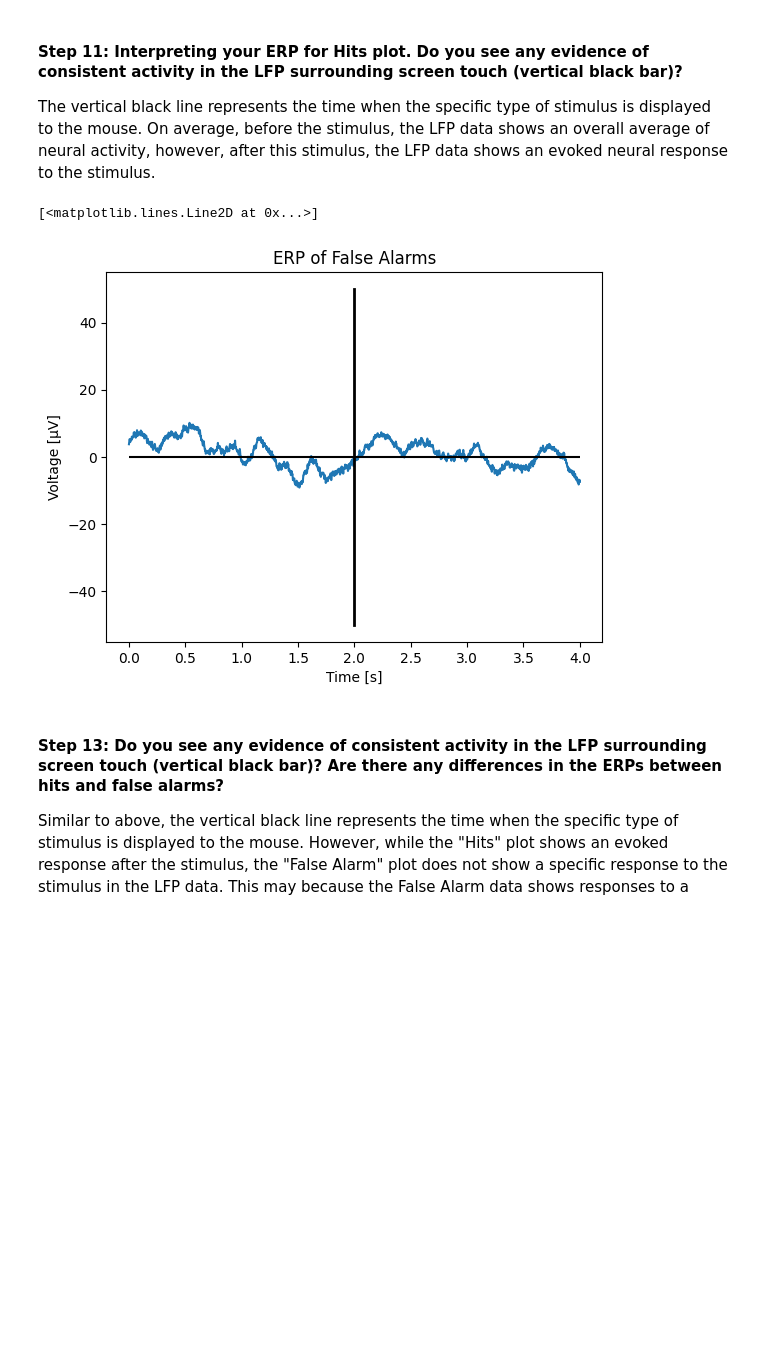
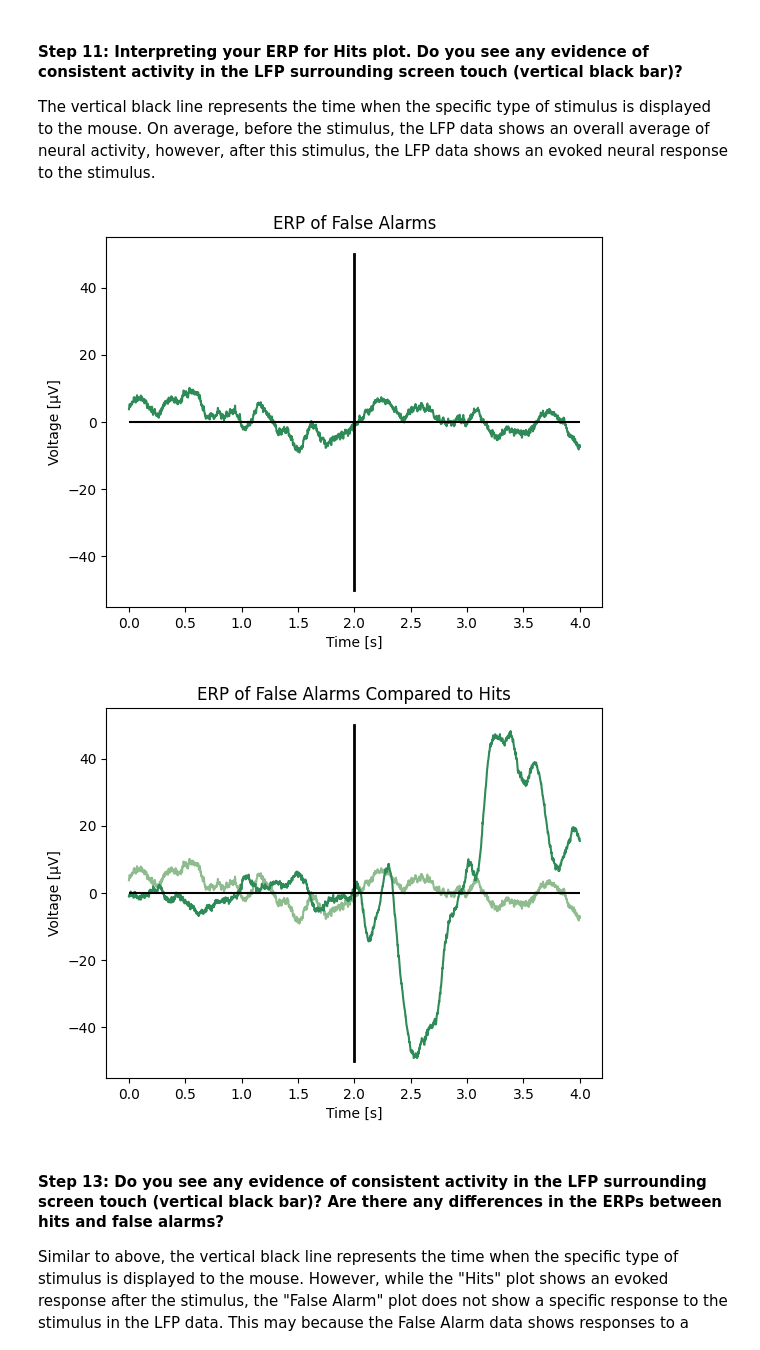
Before and after one commit to tesscstanley/NEUR265, a Jupyter notebook: coding_homework_5.ipynb, the cells around one changed output. Cells and saved outputs as stored; diff of their text form; code cells hidden in the pictures; blank space fills up the shorter version.

```diff
--- a/coding_homework_5.ipynb
+++ b/coding_homework_5.ipynb
@@ -103,15 +103,26 @@ plt.plot([2, 2], [-50,50], 'k', lw=2)
 The vertical black line represents the time when the specific type of stimulus is displayed to the mouse. On average, before the stimulus, the LFP data shows an overall average of neural activity, however, after this stimulus, the LFP data shows an evoked neural response to the stimulus.
 # %%
 # Step 12: calculating ERP for acc_fa
-plt.plot(time, acc_fa.mean(0))
+plt.plot(time, acc_fa.mean(0), color = 'seagreen')
 plt.xlabel('Time [s]')
 plt.ylabel('Voltage [μV]')
 plt.title('ERP of False Alarms')
 plt.hlines(0, time[0], time[-1], 'k')
 plt.plot([2, 2], [-50,50], 'k', lw=2)
+plt.show()
+
+
+plt.plot(time, acc_fa.mean(0), color = 'darkseagreen')
+plt.plot(time, acc_hits.mean(0), color = 'seagreen')
+plt.xlabel('Time [s]')
+plt.ylabel('Voltage [μV]')
+plt.title('ERP of False Alarms Compared to Hits')
+plt.hlines(0, time[0], time[-1], 'k')
+plt.plot([2, 2], [-50,50], 'k', lw=2)
+plt.show()
 # %% [output]
-[<matplotlib.lines.Line2D at 0x...>]
-[figure, old version]
+[figure, new version]
+[figure, added]
 # %% [markdown]
 #### Step 13: Do you see any evidence of consistent activity in the LFP surrounding screen touch (vertical black bar)? Are there any differences in the ERPs between hits and false alarms?
 Similar to above, the vertical black line represents the time when the specific type of stimulus is displayed to the mouse. However, while the "Hits" plot shows an evoked response after the stimulus, the "False Alarm" plot does not show a specific response to the stimulus in the LFP data. This may because the False Alarm data shows responses to a stimulus that is not the target stimulus, and therefore LFP activity unrelated to the target stimulus may not show up in the averaging of the data and the plot may not display a ERP in response to the stimulus.
```
Also changed, not shown: parts of 2 cells of this notebook.
